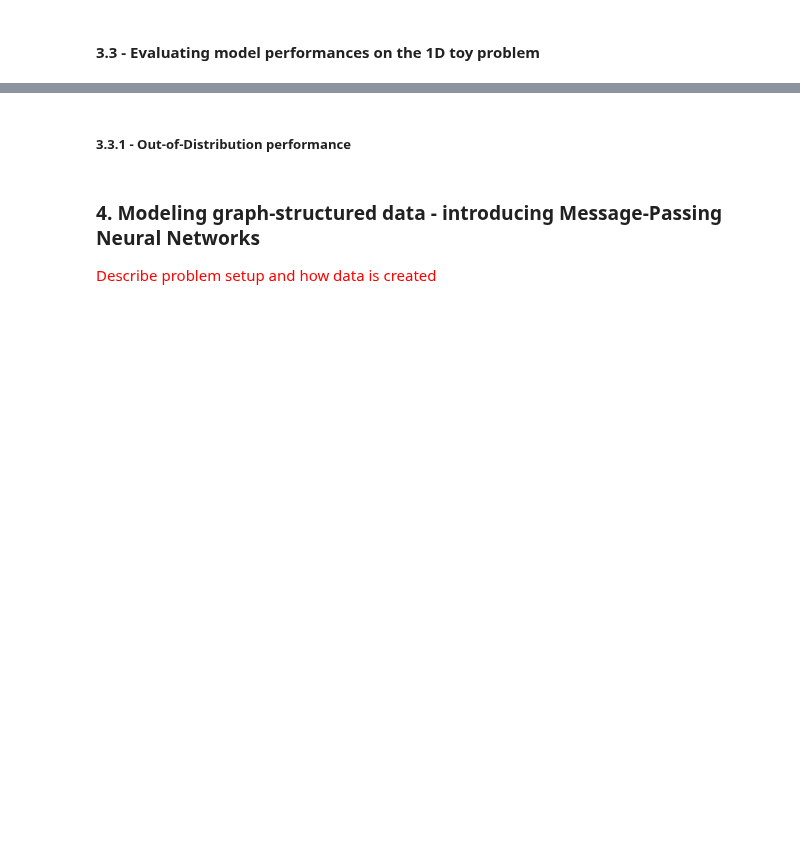
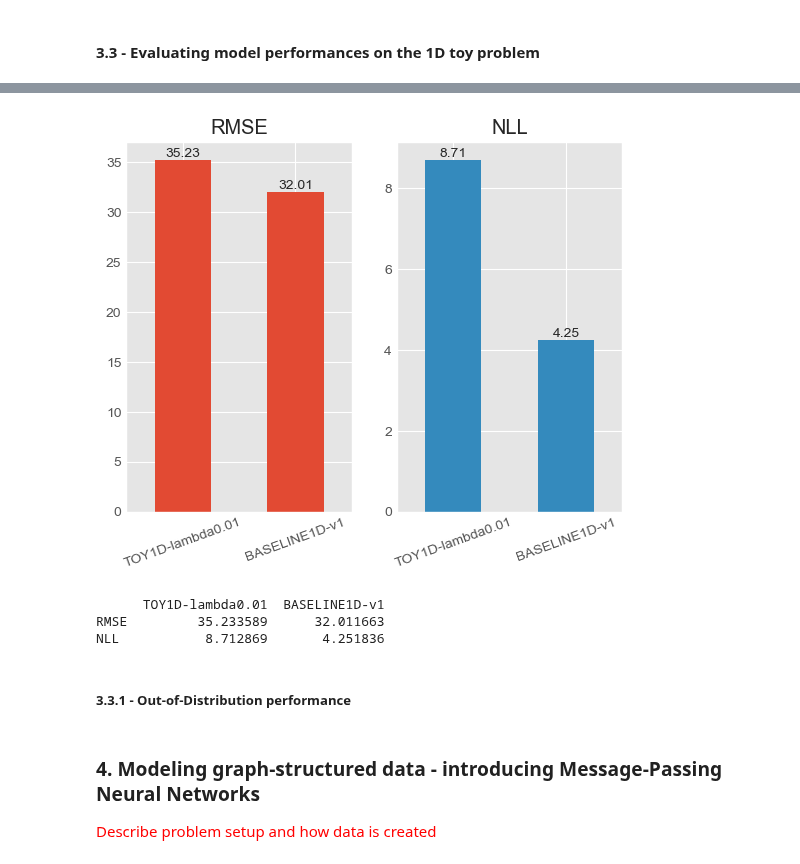
Before and after one commit to albertkjoller/uq-gnn, a Jupyter notebook: explainer_notebook.ipynb, the cells around one changed output, grey strips where cells are left out. Cells and saved outputs as stored; diff of their text form; code cells hidden in the pictures; blank space fills up the shorter version.

```diff
--- a/explainer_notebook.ipynb
+++ b/explainer_notebook.ipynb
@@ -616,3 +619,50 @@ args
+# %%
+args = OmegaConf.create({})
+
+# TRAINING-RELATED PARAMETERS
+args.mode = 'evaluation'
+args.data_dir = DATA_DIR
+args.batch_size = BATCH_SIZE
+args.dataset = ['TOY1D', 'TOY1D']
+args.N_points = 1024
+args.toy_noise_level = 3
+args.id_ood = ['ID', 'ID']
+
+args.model = ['TOY1D', 'BASE1D']
+args.experiment_name = ['TOY1D-lambda0.01', 'BASELINE1D-v1']
+args.save_path = SAVE_PATH
+args.device = 'cpu'
+args.seed = SEED
+# %%
+from copy import deepcopy
+from content.modules.utils import load_model
+from content.evaluate import evaluate_model
+
+models = {}
+loaders_dict = {}
+# getting each model
+for idx, exp in enumerate(args.experiment_name):
+    curr_args = deepcopy(args)
+    curr_args.experiment_name, curr_args.model = exp, args.model[idx]
+    # model
+    models[exp] = load_model(curr_args)
+
+# getting each dataset loader
+for idx, data in enumerate(args.dataset):
+    curr_args = deepcopy(args)
+    curr_args.dataset =args.dataset[idx]
+    # dataset
+    loaders_dict[args.id_ood[idx]] = load_data(curr_args)
+
+table_results = evaluate_model(loaders_dict=loaders_dict, models=models, experiments=args.experiment_name, args = args)
+# %% [output]
+[figure, added]
+# %%
+print(table_results)
+# %% [output]
+      TOY1D-lambda0.01  BASELINE1D-v1
+RMSE         35.233589      32.011663
+NLL           8.712869       4.251836
 # %% [markdown]
 ##### 3.3.1 - Out-of-Distribution performance
 # %%
```
Also changed, not shown: parts of 15 cells of this notebook, 6 other files.
